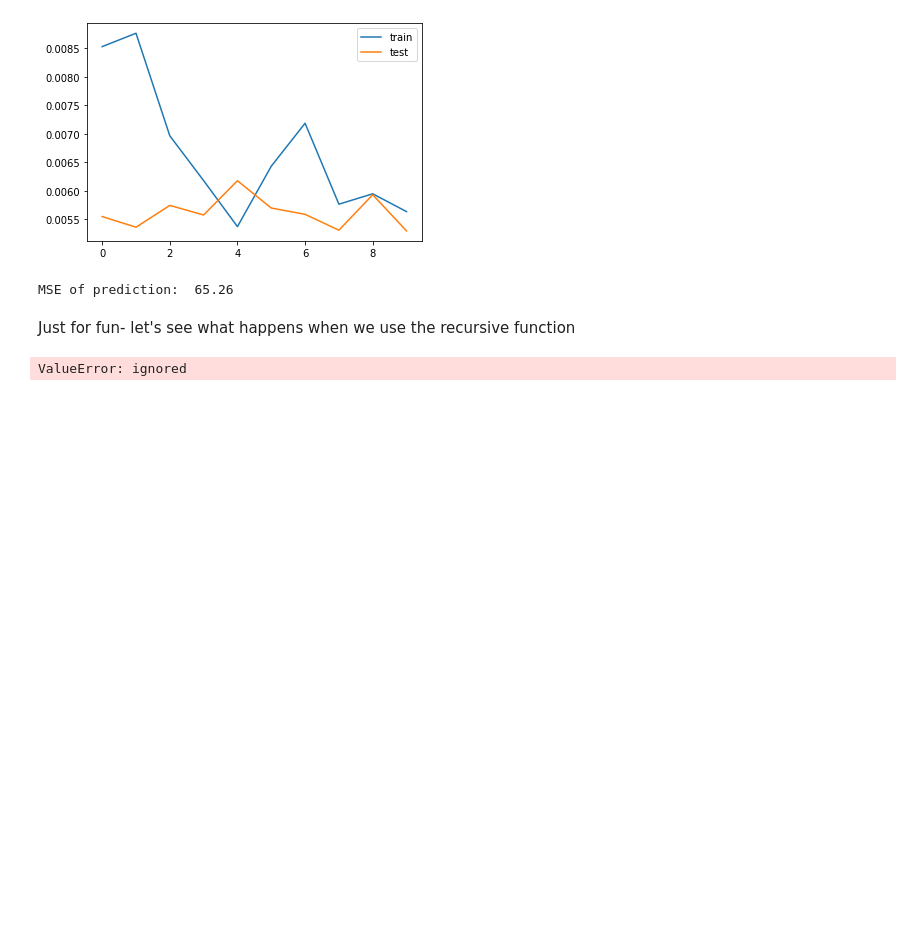
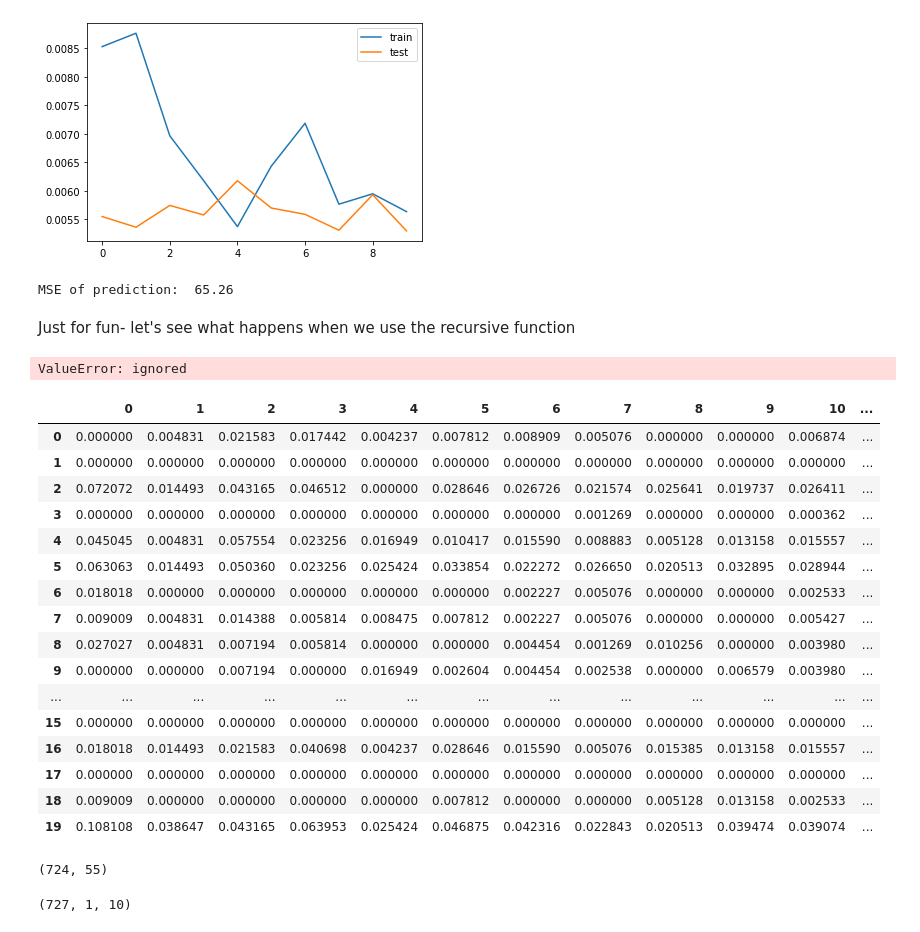
Before and after one commit to kjsampler/Using-AI-to-Predict-Dog-Licenses, a Jupyter notebook: Multivariate LSTM.ipynb, the cells around one changed output. Drawn from its saved outputs; the diff is of its cells as text; code cells hidden in the pictures; blank space fills up the shorter version.

Commit message:
Update Data Shape

```diff
--- a/Multivariate LSTM.ipynb
+++ b/Multivariate LSTM.ipynb
@@ -508,0 +497,27 @@ print(x_array.shape)
+# %%
+X5_train = X5_train.reshape(724, 55)
+# %%
+visual = pd.DataFrame(X5_train)
+visual.head(20)
+# %% [output]
+|  | 0 | 1 | 2 | 3 | 4 | 5 | 6 | 7 | 8 | 9 | 10 | ... |
+| 0 | 0.000000 | 0.004831 | 0.021583 | 0.017442 | 0.004237 | 0.007812 | 0.008909 | 0.005076 | 0.000000 | 0.000000 | 0.006874 | ... |
+| 1 | 0.000000 | 0.000000 | 0.000000 | 0.000000 | 0.000000 | 0.000000 | 0.000000 | 0.000000 | 0.000000 | 0.000000 | 0.000000 | ... |
+| 2 | 0.072072 | 0.014493 | 0.043165 | 0.046512 | 0.000000 | 0.028646 | 0.026726 | 0.021574 | 0.025641 | 0.019737 | 0.026411 | ... |
+| 3 | 0.000000 | 0.000000 | 0.000000 | 0.000000 | 0.000000 | 0.000000 | 0.000000 | 0.001269 | 0.000000 | 0.000000 | 0.000362 | ... |
+| 4 | 0.045045 | 0.004831 | 0.057554 | 0.023256 | 0.016949 | 0.010417 | 0.015590 | 0.008883 | 0.005128 | 0.013158 | 0.015557 | ... |
+| 5 | 0.063063 | 0.014493 | 0.050360 | 0.023256 | 0.025424 | 0.033854 | 0.022272 | 0.026650 | 0.020513 | 0.032895 | 0.028944 | ... |
+| 6 | 0.018018 | 0.000000 | 0.000000 | 0.000000 | 0.000000 | 0.000000 | 0.002227 | 0.005076 | 0.000000 | 0.000000 | 0.002533 | ... |
+| 7 | 0.009009 | 0.004831 | 0.014388 | 0.005814 | 0.008475 | 0.007812 | 0.002227 | 0.005076 | 0.000000 | 0.000000 | 0.005427 | ... |
+| 8 | 0.027027 | 0.004831 | 0.007194 | 0.005814 | 0.000000 | 0.000000 | 0.004454 | 0.001269 | 0.010256 | 0.000000 | 0.003980 | ... |
+| 9 | 0.000000 | 0.000000 | 0.007194 | 0.000000 | 0.016949 | 0.002604 | 0.004454 | 0.002538 | 0.000000 | 0.006579 | 0.003980 | ... |
+| ... | ... | ... | ... | ... | ... | ... | ... | ... | ... | ... | ... | ... |
+| 15 | 0.000000 | 0.000000 | 0.000000 | 0.000000 | 0.000000 | 0.000000 | 0.000000 | 0.000000 | 0.000000 | 0.000000 | 0.000000 | ... |
+| 16 | 0.018018 | 0.014493 | 0.021583 | 0.040698 | 0.004237 | 0.028646 | 0.015590 | 0.005076 | 0.015385 | 0.013158 | 0.015557 | ... |
+| 17 | 0.000000 | 0.000000 | 0.000000 | 0.000000 | 0.000000 | 0.000000 | 0.000000 | 0.000000 | 0.000000 | 0.000000 | 0.000000 | ... |
+| 18 | 0.009009 | 0.000000 | 0.000000 | 0.000000 | 0.000000 | 0.007812 | 0.000000 | 0.000000 | 0.005128 | 0.013158 | 0.002533 | ... |
+| 19 | 0.108108 | 0.038647 | 0.043165 | 0.063953 | 0.025424 | 0.046875 | 0.042316 | 0.022843 | 0.020513 | 0.039474 | 0.039074 | ... |
+# %%
+X5_train.shape
+# %% [output]
+(724, 55)
@@ -508,0 +529,4 @@ print(x_array.shape)
+# %%
+X_train.shape
+# %% [output]
+(727, 1, 10)
```
Also changed, not shown: parts of 7 cells of this notebook.
